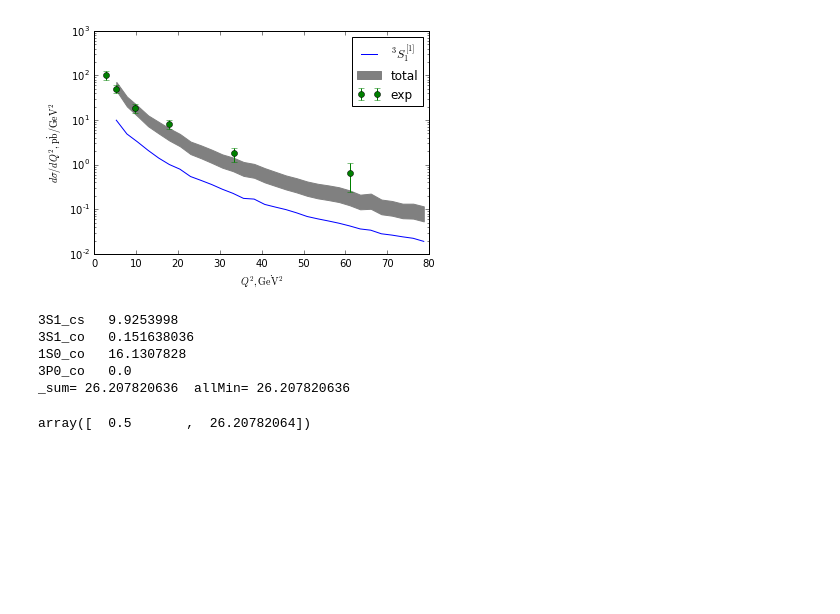
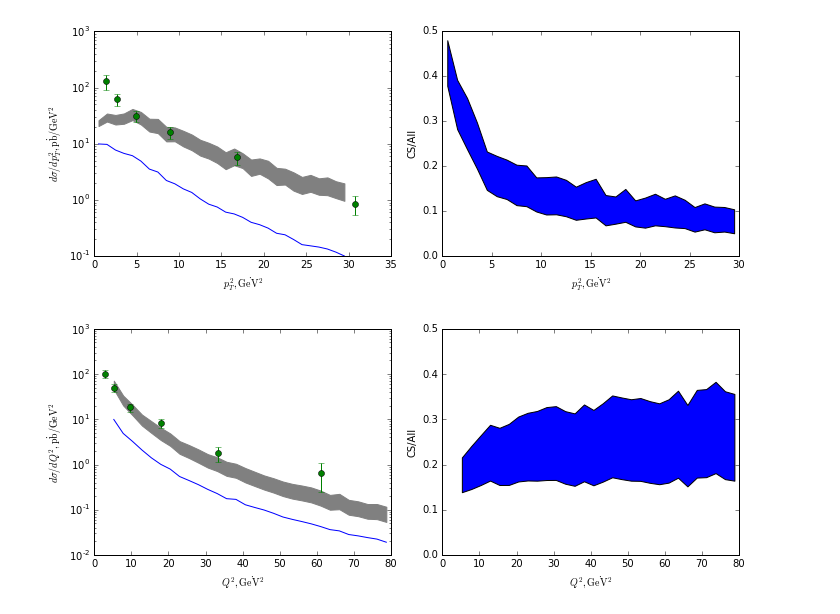
Before and after one commit to alexey-luchinsky/ep_QX, a Jupyter notebook: python/plots.ipynb, the cells around one changed output. Saved outputs shown, nothing was run; the diff lists cells and outputs as text; code cells hidden in the pictures; blank space fills up the shorter version.

```diff
--- a/python/plots.ipynb
+++ b/python/plots.ipynb
@@ -3,34 +3,21 @@
 from subs import *
 import matplotlib.pyplot as plt
 # %%
-var='Q2'
-allMin=sum_th(var,r=rMin);
-allMax=sum_th(var,r=rMax);
-th_cs=data['3S1_cs']
-exp_data=load_exp(var);
-plt.fill_between(allMin[:,0],allMin[:,1],allMax[:,1],color='gray',label='total');
-plt.plot(th_cs[:,0],th_cs[:,1],label=r'${}^3S_1^{[1]}$')
-plt.errorbar(exp_data[:,0],exp_data[:,1],fmt='o',yerr=exp_data[:,2],label='exp')
-plt.legend(loc='best')
-plt.xlabel(get_xlabel(var))
-plt.ylabel(get_ylabel(var))
-plt.yscale('log')
+def gen_plot(ax1, ax2, var,exp=True):
+    allMin=sum_th(var,r=rMin);
+    allMax=sum_th(var,r=rMax);
+    th_cs=data['3S1_cs']
+    ax1.fill_between(allMin[:,0],allMin[:,1],allMax[:,1],color='gray',label='total');
+    ax1.plot(th_cs[:,0],th_cs[:,1],label=r'${}^3S_1^{[1]}$')
+    if exp:
+        exp_data=load_exp(var);
+        ax1.errorbar(exp_data[:,0],exp_data[:,1],fmt='o',yerr=exp_data[:,2],label='exp')
+    ax1.set_xlabel(get_xlabel(var))
+    ax1.set_ylabel(get_ylabel(var))
+    ratMin=div(th_cs,allMin)
+    ratMax=div(th_cs,allMax)
+    ax2.fill_between(ratMin[:,0],ratMin[:,1],ratMax[:,1])
+    ax2.set_xlabel(get_xlabel(var))
+    ax2.set_ylabel("CS/All")
+    ax2.set_ylim(0,0.5)
+    return f,[ax1,ax2]
-# %% [output]
-[figure, removed]
-# %%
-allMin=sum_th(var,r=rMin)
-_sum=0
-for ch in colList:
-    print(ch,' ',data[ch][0,1])
-    _sum += data[ch][0,1]
-print('_sum=',_sum,' allMin=',allMin[0,1])
-# %% [output]
-3S1_cs   9.9253998
-3S1_co   0.151638036
-1S0_co   16.1307828
-3P0_co   0.0
-_sum= 26.207820636  allMin= 26.207820636
-# %%
-allMin[0]
-# %% [output]
-array([  0.5       ,  26.20782064])
@@ -62,0 +24,20 @@ plt.legend(loc='best')
+# %%
+scale=8/20;
+size=10;
+figsize=(size,scale*size)
+# %%
+f, [ax1,ax2]=plt.subplots(1,2,figsize=figsize);
+
+gen_plot(ax1,ax2,'PT2',exp=True);
+ax1.set_yscale('log')
+plt.tight_layout()
+# %% [output]
+[figure, added]
+# %%
+f, [ax1,ax2]=plt.subplots(1,2,figsize=figsize);
+
+gen_plot(ax1,ax2,'Q2',exp=True);
+ax1.set_yscale('log')
+plt.tight_layout()
+# %% [output]
+[figure, added]
```
Also changed, not shown: parts of 3 cells of this notebook.
